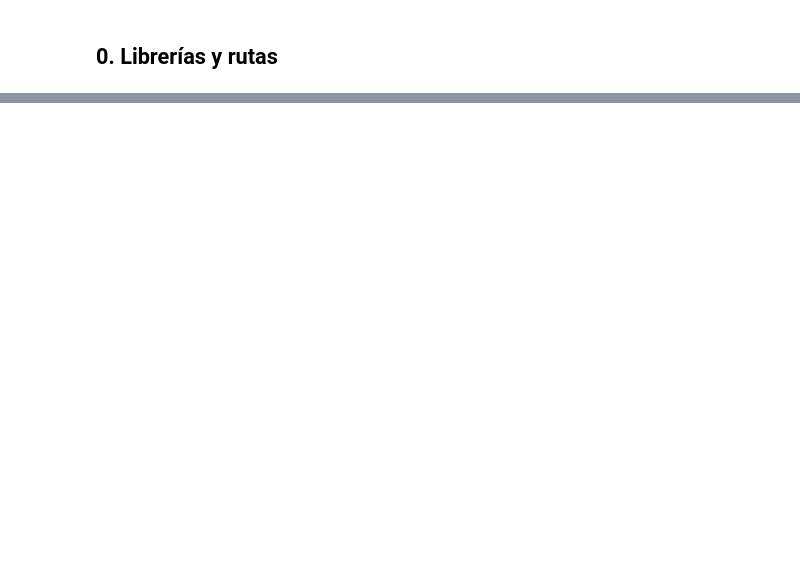
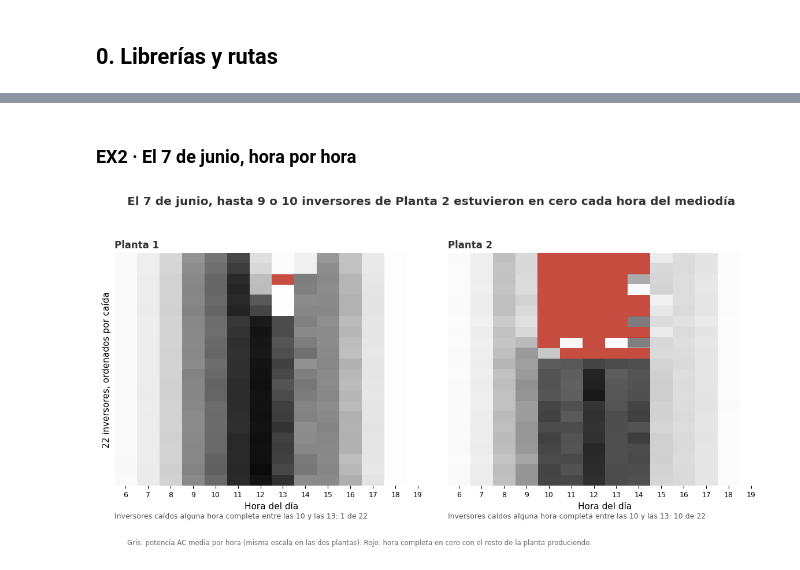
Before and after one commit to DataRex-47/01_PLANTAS-SOLARES, a Jupyter notebook: 03_notebooks/04_Exhibits.ipynb, the cells around one changed output, grey strips where cells are left out. Saved outputs shown, nothing was run; the diff lists cells and outputs as text; code cells hidden in the pictures; blank space fills up the shorter version.

```diff
--- a/03_notebooks/04_Exhibits.ipynb
+++ b/03_notebooks/04_Exhibits.ipynb
@@ -63,0 +97,38 @@ Cada gráfico a 06_resultados/Exhibits.
+# %% [markdown]
+### EX2 · El 7 de junio, hora por hora
+# %%
+# ── EX2: potencia AC por hora e inversor el 7 de junio ───
+dia = g[g['fecha'] == '2020-06-07'].copy()
+dia['h'] = dia['t'].dt.hour
+vmax = dia['potencia_ac_kw'].max()
+
+fig, axs = plt.subplots(1, 2, figsize = (12, 6.2))
+for ax, planta in zip(axs, ['Planta 1', 'Planta 2']):
+    x = dia[dia['planta'] == planta]
+    m = x.pivot_table(index = 'id_inversor', columns = 'h', values = 'potencia_ac_kw', aggfunc = 'mean').loc[:, 6:19]
+    c = x.pivot_table(index = 'id_inversor', columns = 'h', values = 'caido', aggfunc = 'mean').loc[:, 6:19]
+    orden = m.loc[:, 10:13].mean(axis = 1).sort_values().index
+    m = m.loc[orden]
+    c = c.loc[orden]
+    ax.imshow(m.values, aspect = 'auto', cmap = 'Greys', vmin = 0, vmax = vmax)
+    # Rojo: hora completa en cero con el resto de la planta produciendo
+    for i in range(c.shape[0]):
+        for j in range(c.shape[1]):
+            if c.values[i, j] >= 0.99:
+                ax.add_patch(plt.Rectangle((j - 0.5, i - 0.5), 1, 1, color = ROJO, alpha = 0.9, lw = 0))
+    ax.set_xticks(range(14))
+    ax.set_xticklabels(range(6, 20), fontsize = 9)
+    ax.set_yticks([])
+    ax.set_xlabel('Hora del día')
+    ax.set_title(planta, loc = 'left', fontsize = 12, color = OSCURO, fontweight = 'bold')
+    ax.spines[:].set_visible(False)
+    k = int((c.loc[:, 10:13] >= 0.99).any(axis = 1).sum())
+    ax.text(0.0, -0.14, 'Inversores caídos alguna hora completa entre las 10 y las 13: ' + str(k) + ' de 22', transform = ax.transAxes, fontsize = 9, color = '#555555')
+axs[0].set_ylabel('22 inversores, ordenados por caída')
+fig.suptitle('El 7 de junio, hasta 9 o 10 inversores de Planta 2 estuvieron en cero cada hora del mediodía', x = 0.05, ha = 'left', fontsize = 14.5, fontweight = 'bold', color = OSCURO)
+fig.text(0.05, 0.005, 'Gris: potencia AC media por hora (misma escala en las dos plantas). Rojo: hora completa en cero con el resto de la planta produciendo.', fontsize = 8.5, color = '#666666')
+fig.tight_layout(rect = [0, 0.03, 1, 0.94])
+fig.savefig(SALIDA / 'EX2_heatmap_7_junio.png', dpi = 200, bbox_inches = 'tight')
+plt.show()
+# %% [output]
+[figure, added]
```
Also changed, not shown: parts of 19 cells of this notebook, 20 other files.
